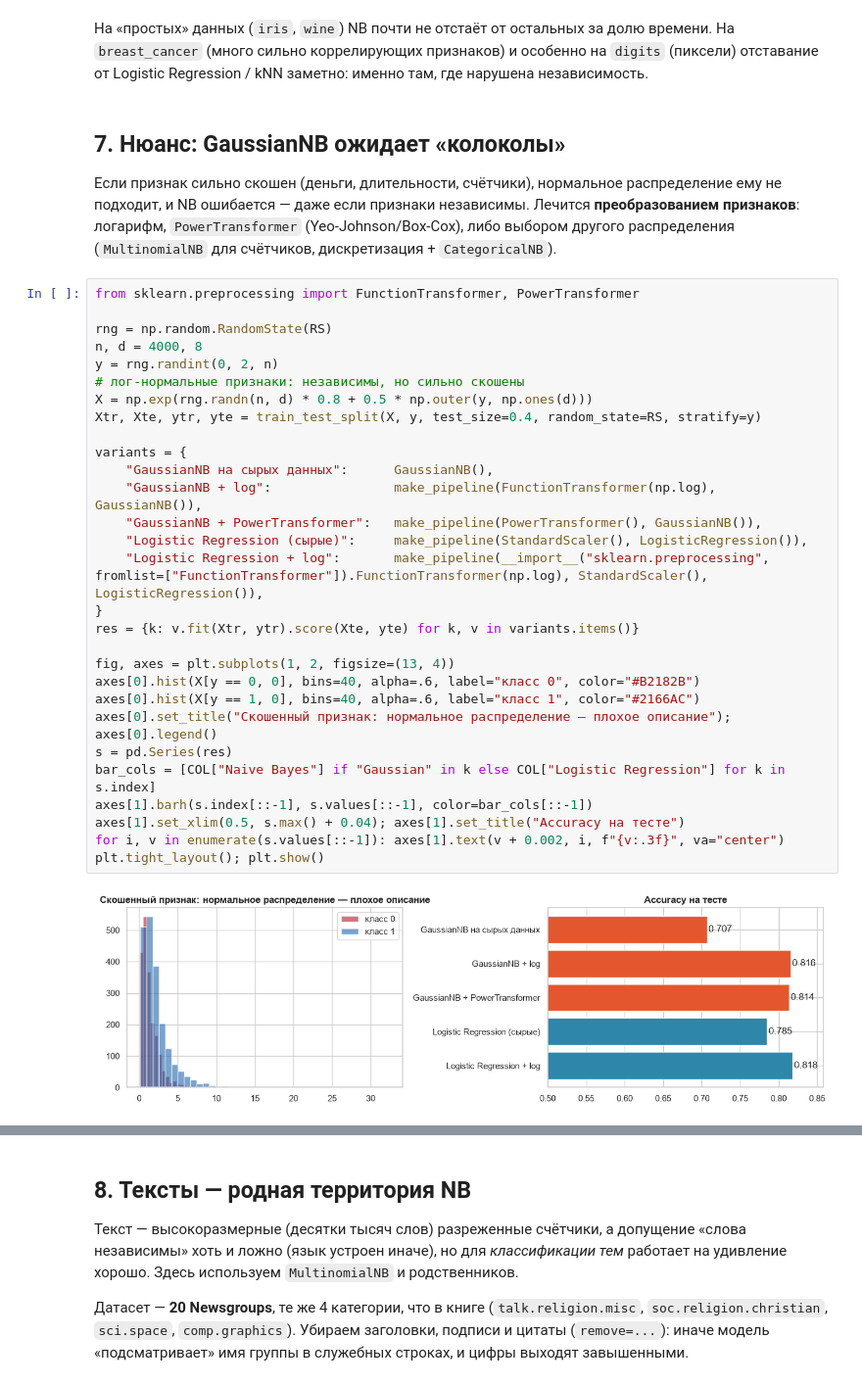
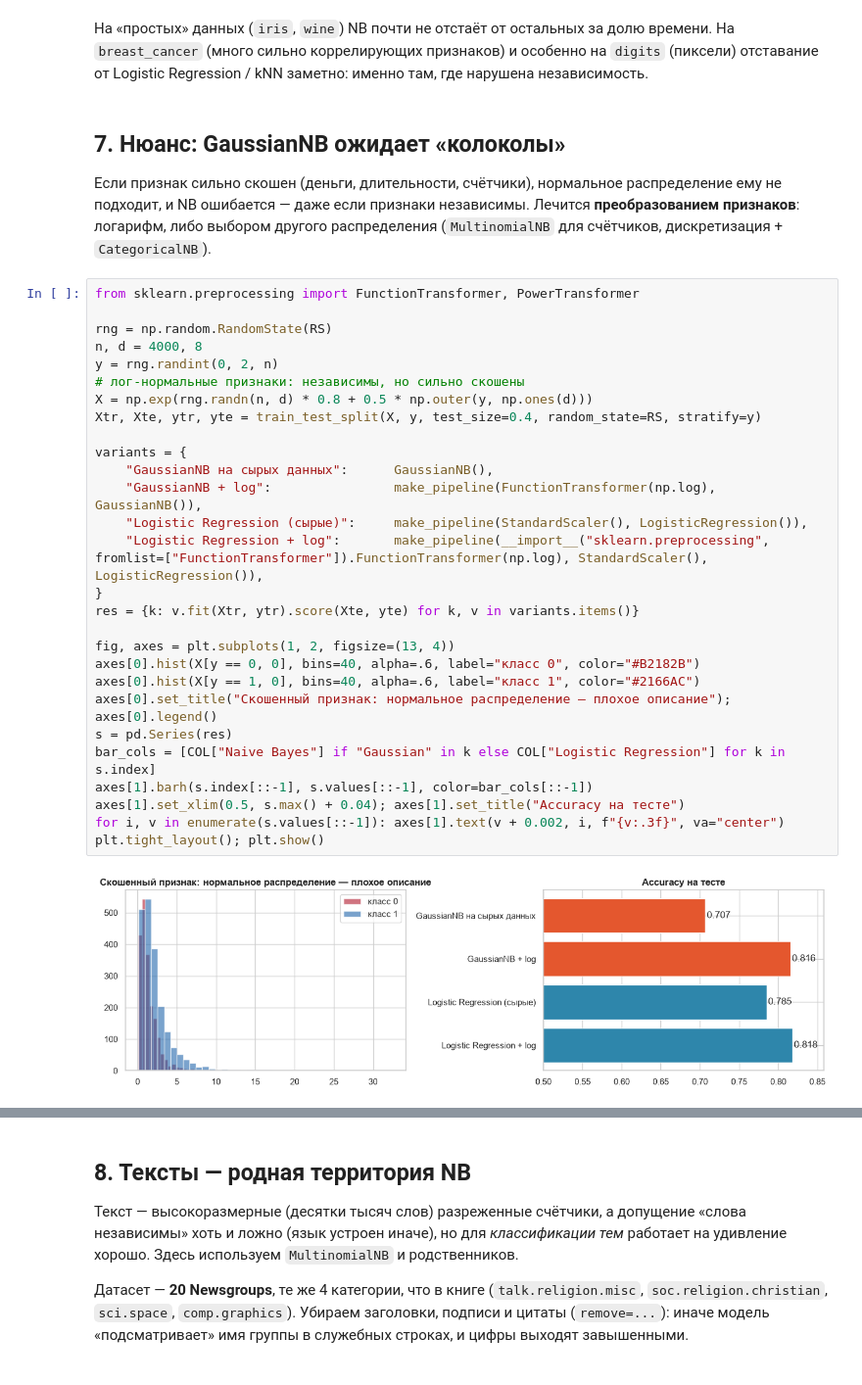
Before and after one commit to BinGoJr/Naive-Bayes, a Jupyter notebook: NaiveBayes.ipynb, the cells around one changed output, grey strips where cells are left out. Shown at 98% size. Cells and saved outputs as stored; diff of their text form.

```diff
--- a/NaiveBayes.ipynb
+++ b/NaiveBayes.ipynb
@@ -437,36 +437,35 @@ print("Время всей кросс-валидации, секунды:"); pd.
 # %% [markdown]
 ## 7. Нюанс: GaussianNB ожидает «колоколы»
 
-Если признак сильно скошен (деньги, длительности, счётчики), нормальное распределение ему не подходит, и NB ошибается — даже если признаки независимы. Лечится **преобразованием признаков**: логарифм, `PowerTransformer` (Yeo-Johnson/Box-Cox), либо выбором другого распределения (`MultinomialNB` для счётчиков, дискретизация + `CategoricalNB`).
+Если признак сильно скошен (деньги, длительности, счётчики), нормальное распределение ему не подходит, и NB ошибается — даже если признаки независимы. Лечится **преобразованием признаков**: логарифм, либо выбором другого распределения (`MultinomialNB` для счётчиков, дискретизация + `CategoricalNB`).
 # %%
 from sklearn.preprocessing import FunctionTransformer, PowerTransformer
 
 rng = np.random.RandomState(RS)
 n, d = 4000, 8
 y = rng.randint(0, 2, n)
 # лог-нормальные признаки: независимы, но сильно скошены
 X = np.exp(rng.randn(n, d) * 0.8 + 0.5 * np.outer(y, np.ones(d)))
 Xtr, Xte, ytr, yte = train_test_split(X, y, test_size=0.4, random_state=RS, stratify=y)
 
 variants = {
     "GaussianNB на сырых данных":      GaussianNB(),
     "GaussianNB + log":                make_pipeline(FunctionTransformer(np.log), GaussianNB()),
-    "GaussianNB + PowerTransformer":   make_pipeline(PowerTransformer(), GaussianNB()),
     "Logistic Regression (сырые)":     make_pipeline(StandardScaler(), LogisticRegression()),
     "Logistic Regression + log":       make_pipeline(__import__("sklearn.preprocessing", fromlist=["FunctionTransformer"]).FunctionTransformer(np.log), StandardScaler(), LogisticRegression()),
 }
 res = {k: v.fit(Xtr, ytr).score(Xte, yte) for k, v in variants.items()}
 
 fig, axes = plt.subplots(1, 2, figsize=(13, 4))
 axes[0].hist(X[y == 0, 0], bins=40, alpha=.6, label="класс 0", color="#B2182B")
 axes[0].hist(X[y == 1, 0], bins=40, alpha=.6, label="класс 1", color="#2166AC")
 axes[0].set_title("Скошенный признак: нормальное распределение — плохое описание"); axes[0].legend()
 s = pd.Series(res)
 bar_cols = [COL["Naive Bayes"] if "Gaussian" in k else COL["Logistic Regression"] for k in s.index]
 axes[1].barh(s.index[::-1], s.values[::-1], color=bar_cols[::-1])
 axes[1].set_xlim(0.5, s.max() + 0.04); axes[1].set_title("Accuracy на тесте")
 for i, v in enumerate(s.values[::-1]): axes[1].text(v + 0.002, i, f"{v:.3f}", va="center")
 plt.tight_layout(); plt.show()
 # %% [output]
-[figure, old version]
+[figure, new version]
 # %% [markdown]
```
Also changed, not shown: parts of 8 cells of this notebook, 2 other files.
